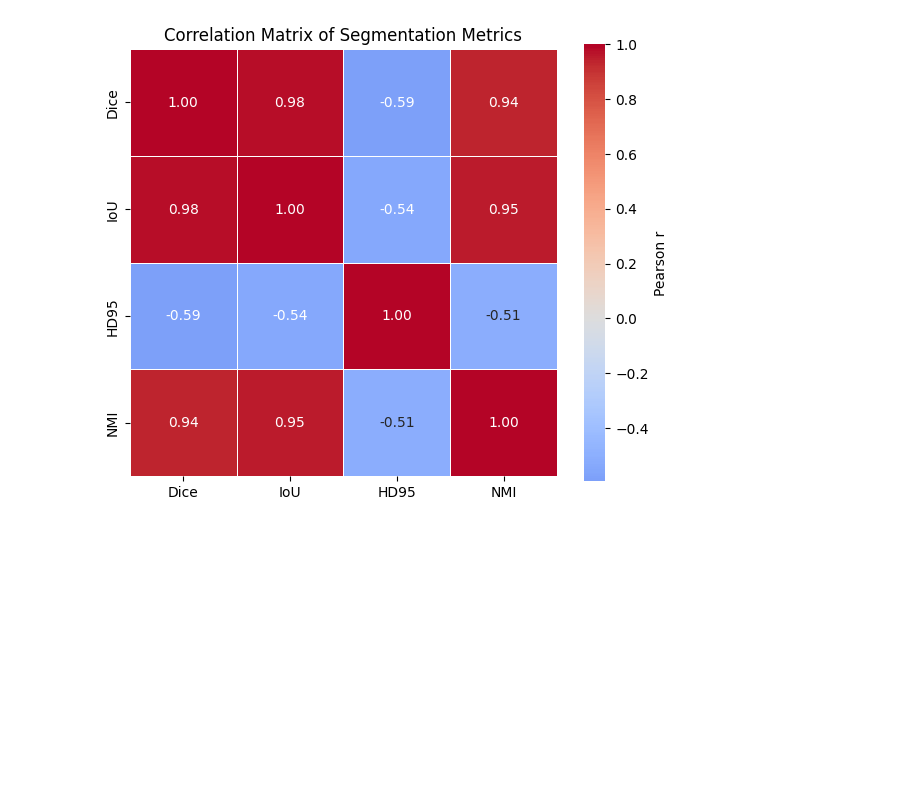
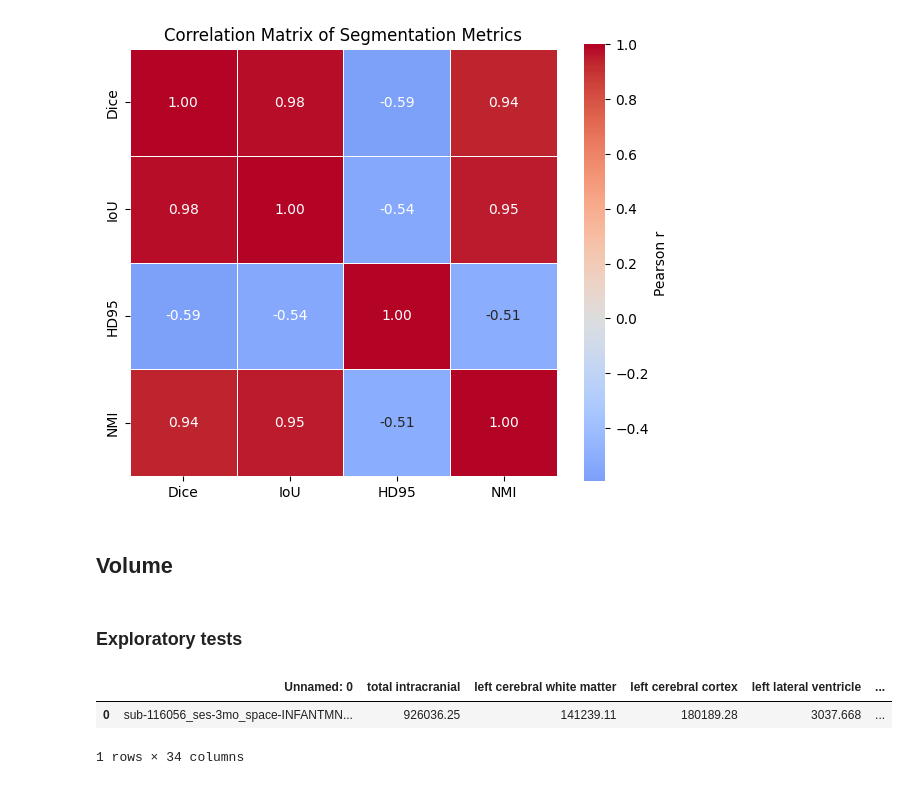
Before and after one commit to toelt-llc/mri_fractal, a Jupyter notebook: data_pipeline/6-segmentation_comparison.ipynb, the cells around one changed output. Drawn from its saved outputs; the diff is of its cells as text; code cells hidden in the pictures; blank space fills up the shorter version.

```diff
--- a/data_pipeline/6-segmentation_comparison.ipynb
+++ b/data_pipeline/6-segmentation_comparison.ipynb
@@ -451,3 +451,14 @@ plt.tight_layout()
 plt.show()
 # %% [output]
 [figure]
+# %% [markdown]
+## Volume
+# %% [markdown]
+### Exploratory tests
+# %%
+vol_df = pd.read_csv(r"../../Datasets\BOB_segmented\sub-116056\ses-3mo\anat\sub-116056_ses-3mo_space-INFANTMNIacpc_T1w_vol.csv")
+vol_df.head()
+# %% [output]
+|  | Unnamed: 0 | total intracranial | left cerebral white matter | left cerebral cortex | left lateral ventricle | ... |
+| 0 | sub-116056_ses-3mo_space-INFANTMN... | 926036.25 | 141239.11 | 180189.28 | 3037.668 | ... |
+1 rows × 34 columns
```
Also changed, not shown: parts of 8 cells of this notebook.
